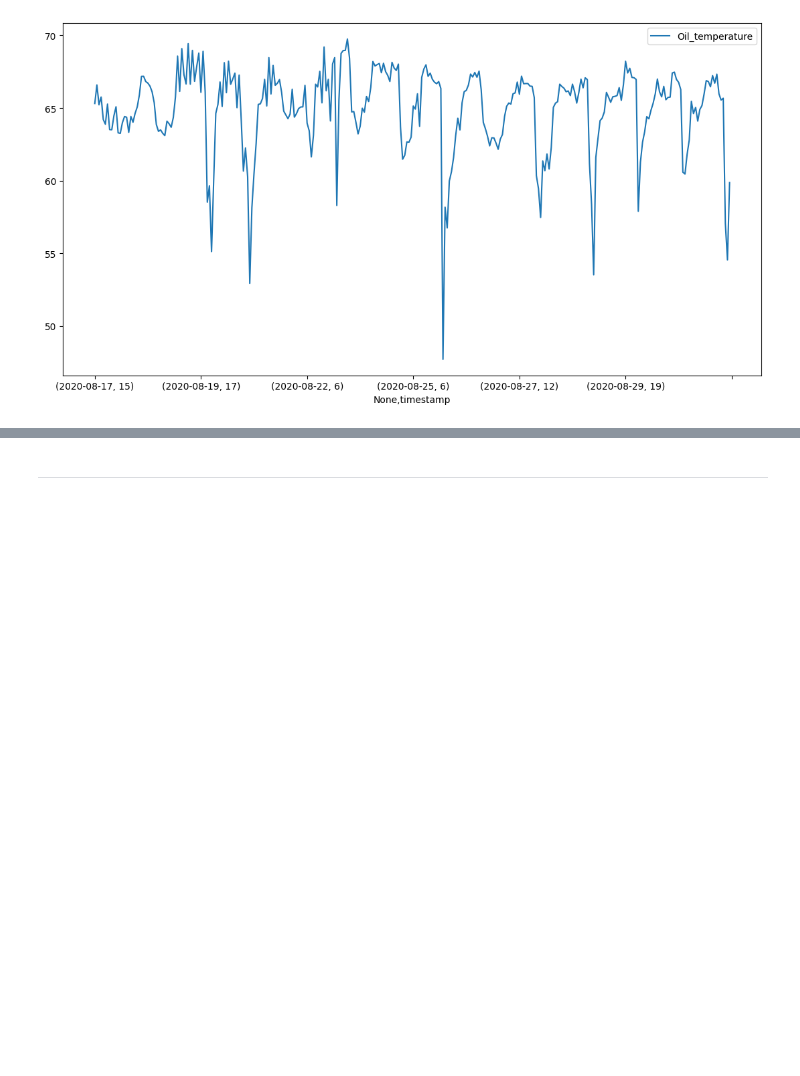
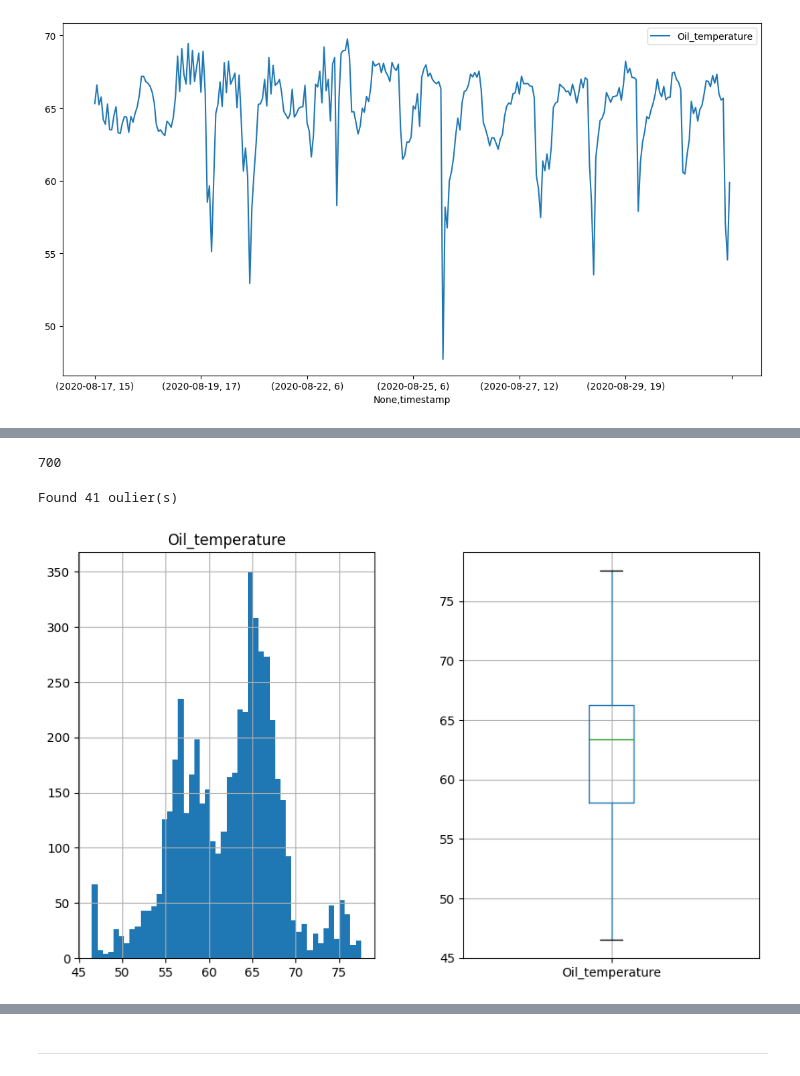
Before and after one commit to judith-ale/proyecto_modulo1, a Jupyter notebook: ProyectoModulo1_RabagoJ_MartinezC_VelicaX.ipynb, the cells around one changed output, grey strips where cells are left out. Cells and saved outputs as stored; diff of their text form; code cells hidden in the pictures; blank space fills up the shorter version.

```diff
--- a/ProyectoModulo1_RabagoJ_MartinezC_VelicaX.ipynb
+++ b/ProyectoModulo1_RabagoJ_MartinezC_VelicaX.ipynb
@@ -334,0 +331,31 @@ plt.tight_layout()
+# %%
+oil = data['Oil_temperature'].resample('h').mean()
+oil.isna().sum()
+# %% [output]
+700
+# %%
+def investigate_outliers(data):
+    data = data.copy()
+
+    q1 = data.quantile(0.25)
+    q3 = data.quantile(0.75)
+    iqr = q3 - q1
+    ll = q1 - 1.5*iqr
+    ul = q3 + 1.5*iqr
+
+    num_outliers = data[data < ll].count()  + data[data > ul].count()
+    print(f"Found {num_outliers} oulier(s)")
+
+    data[data < ll] = np.nan
+    data[data > ul] = np.nan
+    return data
+# %%
+oil = investigate_outliers(oil)
+oil = oil.fillna(method='ffill')
+# %% [output]
+Found 41 oulier(s)
+# %%
+oil_lf = LinearForecast(pd.DataFrame(oil), x_label='Hour', y_label='OilAvgTemperature')
+oil_lf.plot_distribution(figsize=(10 ,6))
+# %% [output]
+[figure, added]
```
Also changed, not shown: parts of 25 cells of this notebook.
